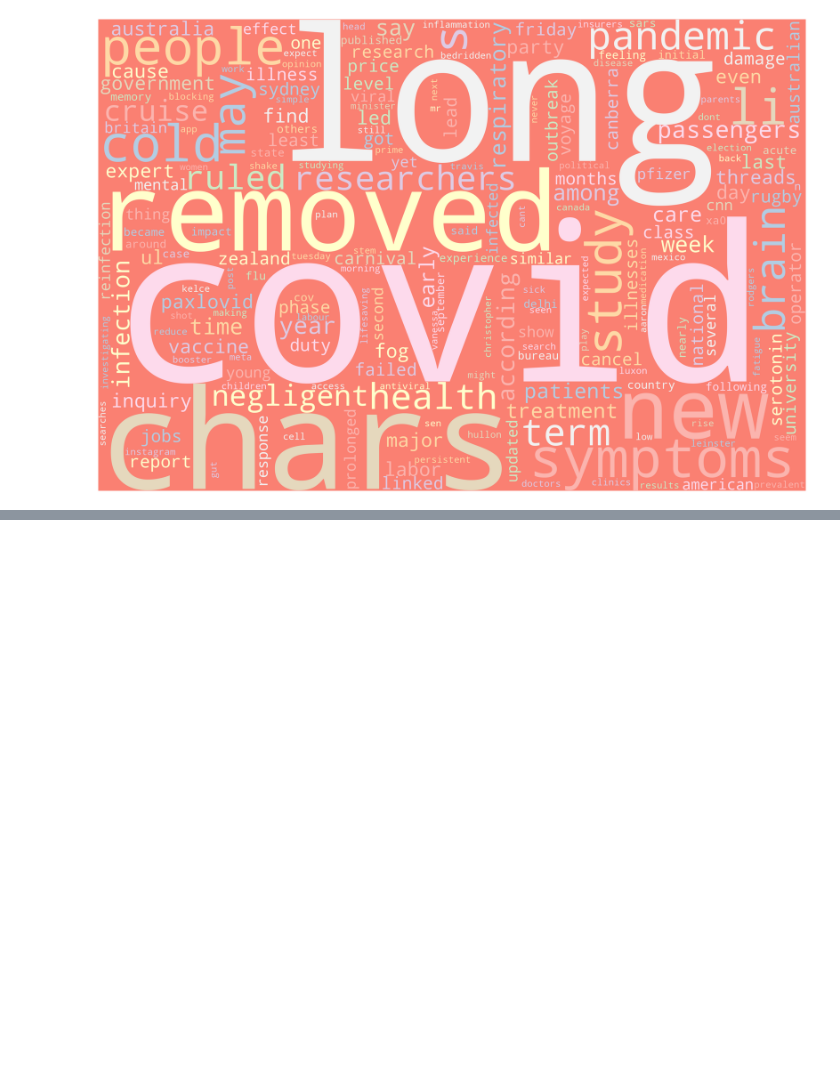
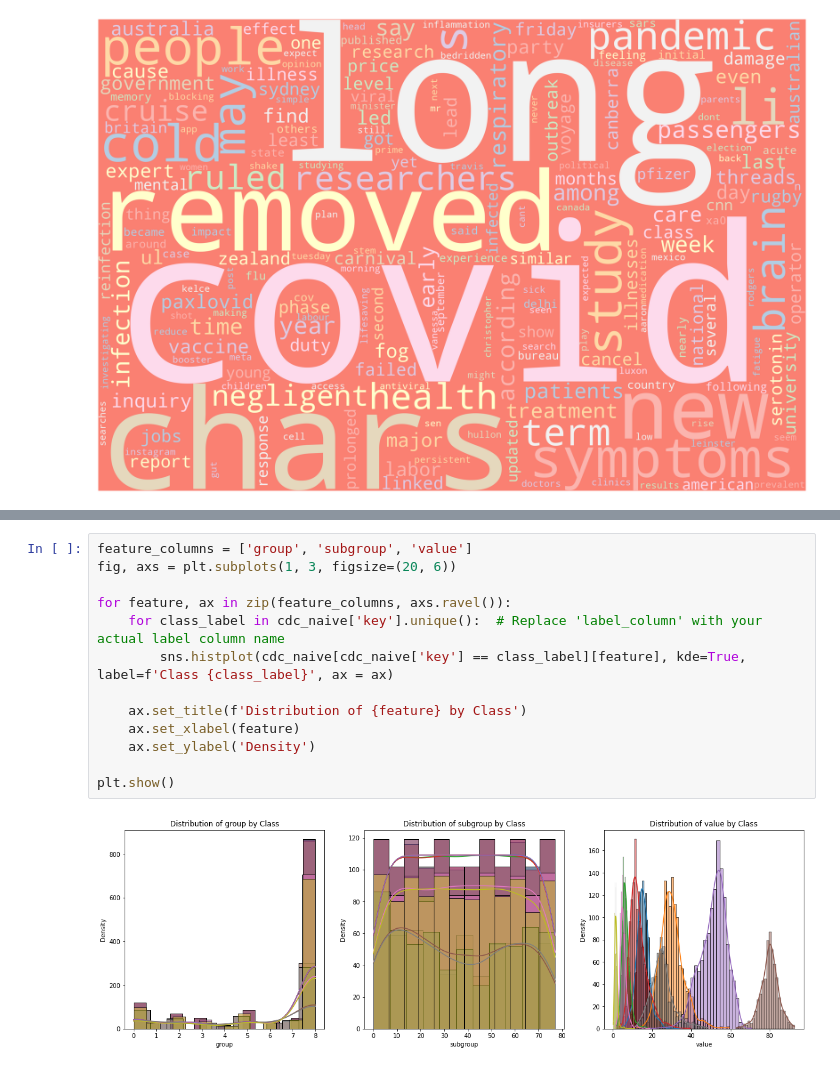
Before and after one commit to anly501/dsan-5000-project-schinthak, a Jupyter notebook: dsan-website/DSAN_5000/eda-code.ipynb, the cells around one changed output, grey strips where cells are left out. Cells and saved outputs as stored; diff of their text form; blank space fills up the shorter version.

```diff
--- a/dsan-website/DSAN_5000/eda-code.ipynb
+++ b/dsan-website/DSAN_5000/eda-code.ipynb
@@ -230,0 +348,15 @@ generate_word_cloud(content)
+# %%
+feature_columns = ['group', 'subgroup', 'value']
+fig, axs = plt.subplots(1, 3, figsize=(20, 6))
+
+for feature, ax in zip(feature_columns, axs.ravel()):
+    for class_label in cdc_naive['key'].unique():  # Replace 'label_column' with your actual label column name
+        sns.histplot(cdc_naive[cdc_naive['key'] == class_label][feature], kde=True, label=f'Class {class_label}', ax = ax)
+
+    ax.set_title(f'Distribution of {feature} by Class')
+    ax.set_xlabel(feature)
+    ax.set_ylabel('Density')
+
+plt.show()
+# %% [output]
+[figure, added]
```
Also changed, not shown: parts of 11 cells of this notebook, 2 other files.
